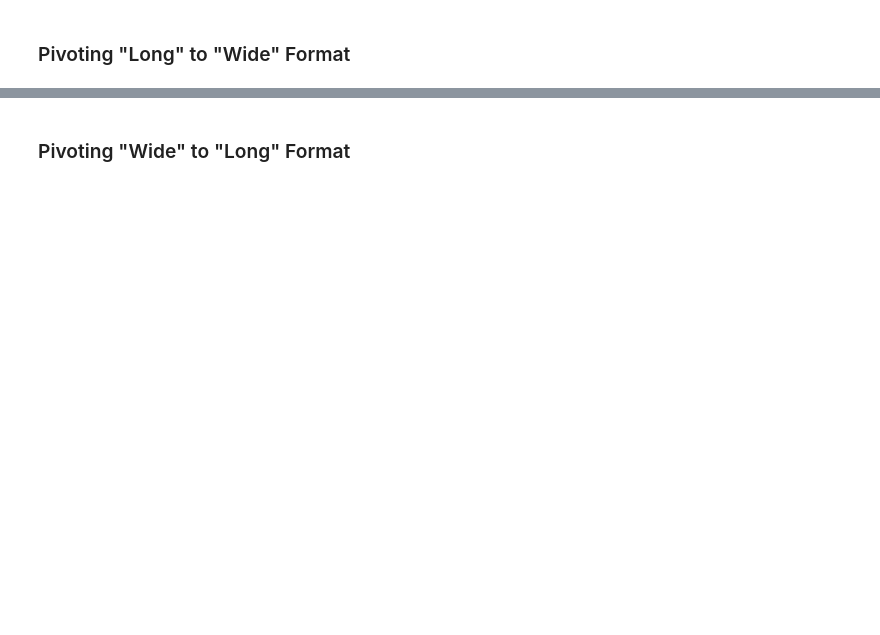
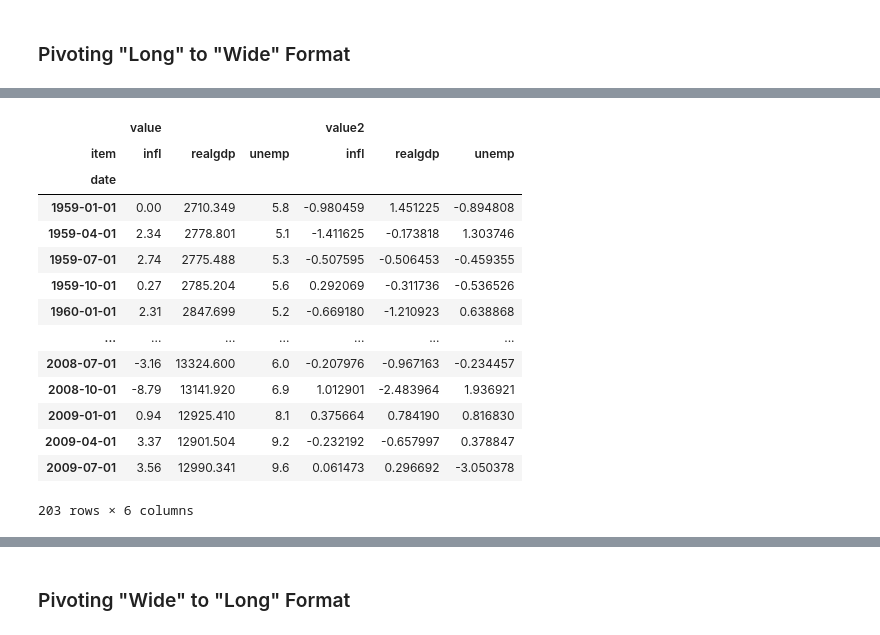
Before and after one commit to karimhbadr1/pydata-book, a Jupyter notebook: Karim/Ch8/Chapter8.ipynb, the cells around one changed output, grey strips where cells are left out. Saved outputs shown, nothing was run; the diff lists cells and outputs as text; code cells hidden in the pictures; blank space fills up the shorter version.

```diff
--- a/Karim/Ch8/Chapter8.ipynb
+++ b/Karim/Ch8/Chapter8.ipynb
@@ -1291,0 +1363,3 @@ df.unstack(level="number")
+# %%
+data.index=periods.to_timestamp("D")
+data
@@ -1291,0 +1381,4 @@ df.unstack(level="number")
+# %%
+data=data.reindex(columns=["realgdp","infl","unemp"])
+data.columns.name="item"
+data
@@ -1291,0 +1400,3 @@ df.unstack(level="number")
+# %%
+long_data=data.stack().reset_index().rename(columns={0:"value"})
+long_data
@@ -1291,0 +1434,3 @@ df.unstack(level="number")
+# %%
+long_data["value2"]=np.random.standard_normal(len(long_data))
+long_data
@@ -1291,0 +1451,19 @@ df.unstack(level="number")
+# %%
+pivoted=long_data.pivot(index="date",columns="item")
+pivoted
+# %% [output]
+|  | value |  |  | value2 |  |  |
+| item | infl | realgdp | unemp | infl | realgdp | unemp |
+| date |  |  |  |  |  |  |
+| 1959-01-01 | 0.00 | 2710.349 | 5.8 | -0.980459 | 1.451225 | -0.894808 |
+| 1959-04-01 | 2.34 | 2778.801 | 5.1 | -1.411625 | -0.173818 | 1.303746 |
+| 1959-07-01 | 2.74 | 2775.488 | 5.3 | -0.507595 | -0.506453 | -0.459355 |
+| 1959-10-01 | 0.27 | 2785.204 | 5.6 | 0.292069 | -0.311736 | -0.536526 |
+| 1960-01-01 | 2.31 | 2847.699 | 5.2 | -0.669180 | -1.210923 | 0.638868 |
+| ... | ... | ... | ... | ... | ... | ... |
+| 2008-07-01 | -3.16 | 13324.600 | 6.0 | -0.207976 | -0.967163 | -0.234457 |
+| 2008-10-01 | -8.79 | 13141.920 | 6.9 | 1.012901 | -2.483964 | 1.936921 |
+| 2009-01-01 | 0.94 | 12925.410 | 8.1 | 0.375664 | 0.784190 | 0.816830 |
+| 2009-04-01 | 3.37 | 12901.504 | 9.2 | -0.232192 | -0.657997 | 0.378847 |
+| 2009-07-01 | 3.56 | 12990.341 | 9.6 | 0.061473 | 0.296692 | -3.050378 |
+203 rows × 6 columns
```
Also changed, not shown: parts of 32 cells of this notebook.
